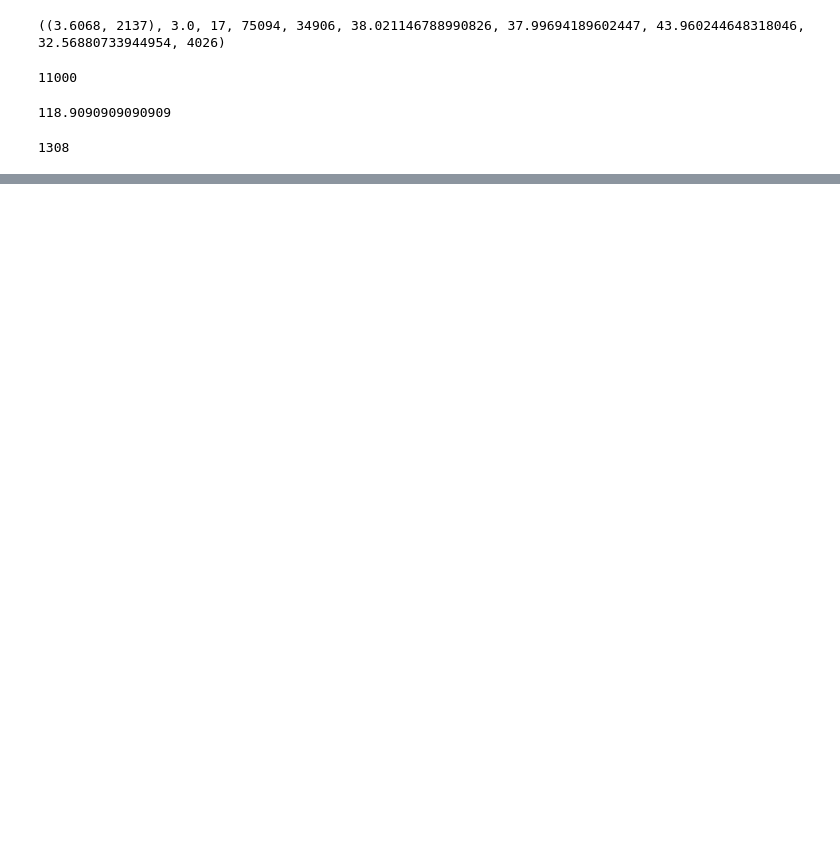
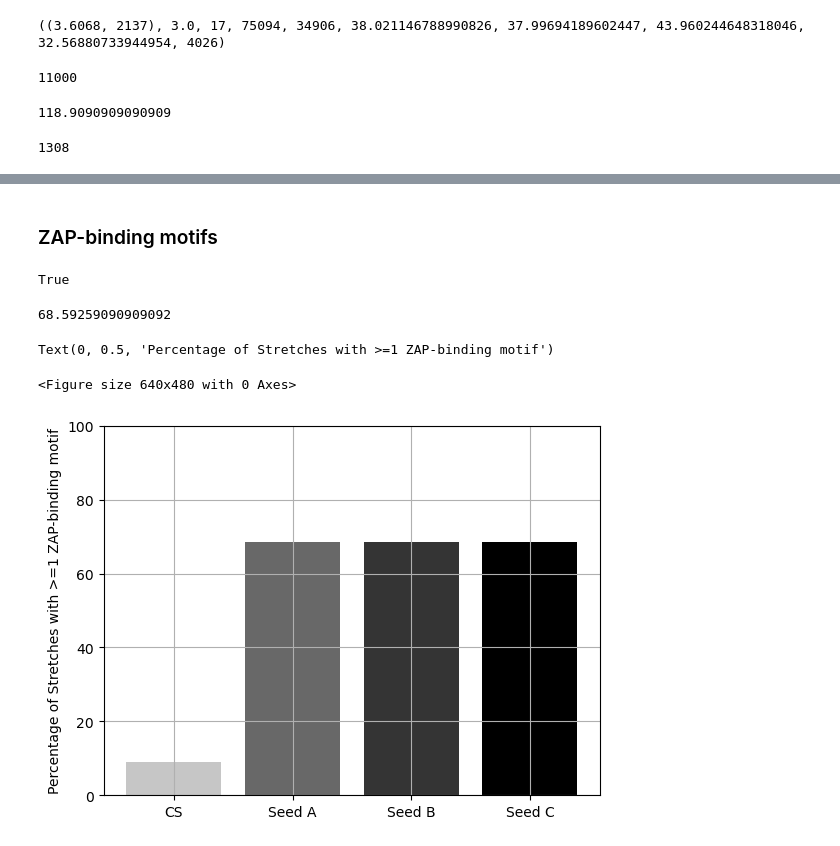
Before and after one commit to iamakhilverma/conserved_stretches_in_sars_cov2, a Jupyter notebook: notebooks_and_scripts/notebook_002.ipynb, the cells around one changed output, grey strips where cells are left out. Drawn from its saved outputs; the diff is of its cells as text; code cells hidden in the pictures; blank space fills up the shorter version.

```diff
--- a/notebooks_and_scripts/notebook_002.ipynb
+++ b/notebooks_and_scripts/notebook_002.ipynb
@@ -1358,0 +1353,48 @@ for i, seq in enumerate(df.iloc[0][2:2+len(conserved_stretch_info_list)]):
+# %% [markdown]
+### ZAP-binding motifs
+# %%
+(av_zap_motifs_count_seed_A[3] + av_zap_motifs_count_seed_A[4]) == 11*(10**6)
+# %% [output]
+True
+# %%
+100 * (av_zap_motifs_count_seed_A[3] / (av_zap_motifs_count_seed_A[3] + av_zap_motifs_count_seed_A[4]))
+# %% [output]
+68.59259090909092
+# %%
+# plt.style.use('default')
+plt.figure()
+fig, ax = plt.subplots(nrows=1, ncols=1)
+
+my_cmap = cm.get_cmap("Greys", 7)
+
+ax.bar(
+    ["CS", "Seed A", "Seed B", "Seed C"],
+    [
+        100 * (1 / (1 + 10)),
+        100
+        * (
+            av_zap_motifs_count_seed_A[3]
+            / (av_zap_motifs_count_seed_A[3] + av_zap_motifs_count_seed_A[4])
+        ),
+        100
+        * (
+            av_zap_motifs_count_seed_B[3]
+            / (av_zap_motifs_count_seed_B[3] + av_zap_motifs_count_seed_B[4])
+        ),
+        100
+        * (
+            av_zap_motifs_count_seed_C[3]
+            / (av_zap_motifs_count_seed_C[3] + av_zap_motifs_count_seed_C[4])
+        ),
+    ],
+    color=my_cmap([2, 4, 5, 6]),
+)
+ax.set_ylim(0, 100)
+ax.grid(True)
+
+ax.set_ylabel("Percentage of Stretches with >=1 ZAP-binding motif")
+# ax1.text(0, 0, 'GC content', transform=fig.transFigure)
+# %% [output]
+Text(0, 0.5, 'Percentage of Stretches with >=1 ZAP-binding motif')
+<Figure size 640x480 with 0 Axes>
+[figure, added]
```
Also changed, not shown: parts of 27 cells of this notebook.
